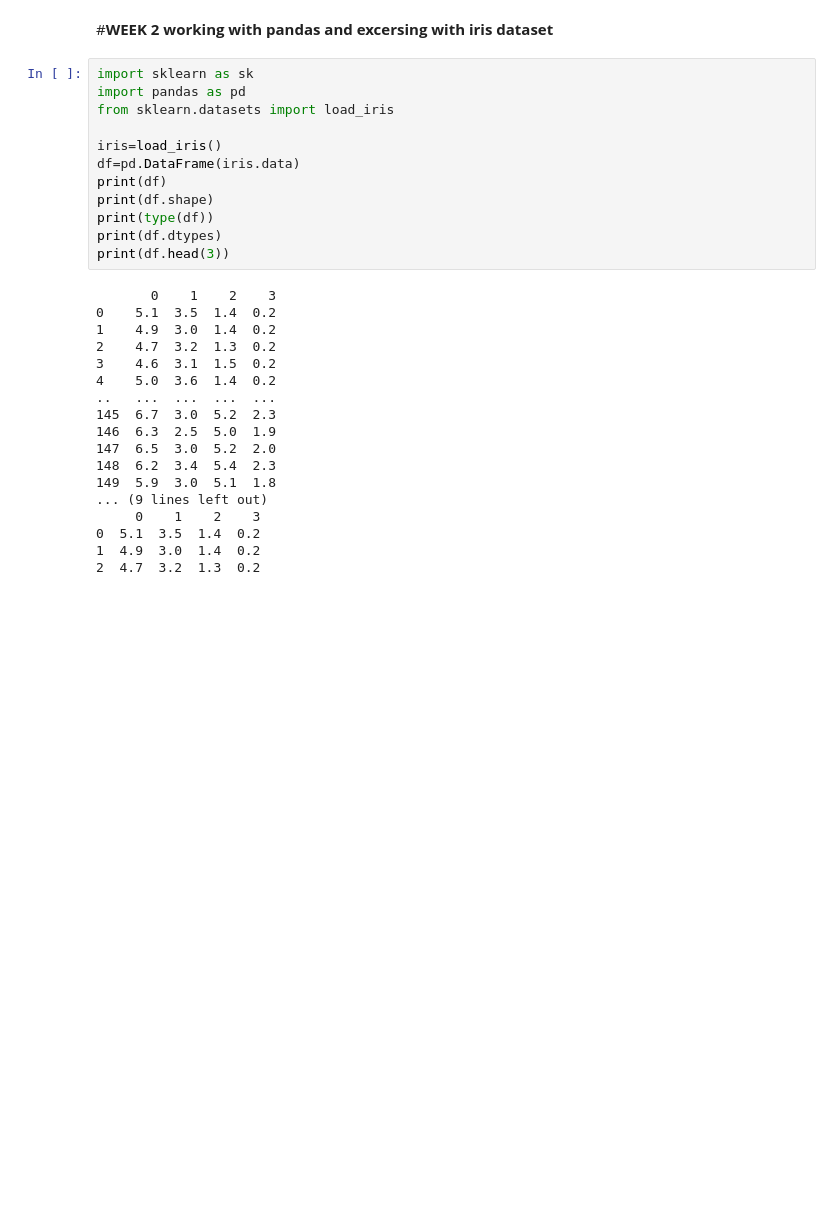
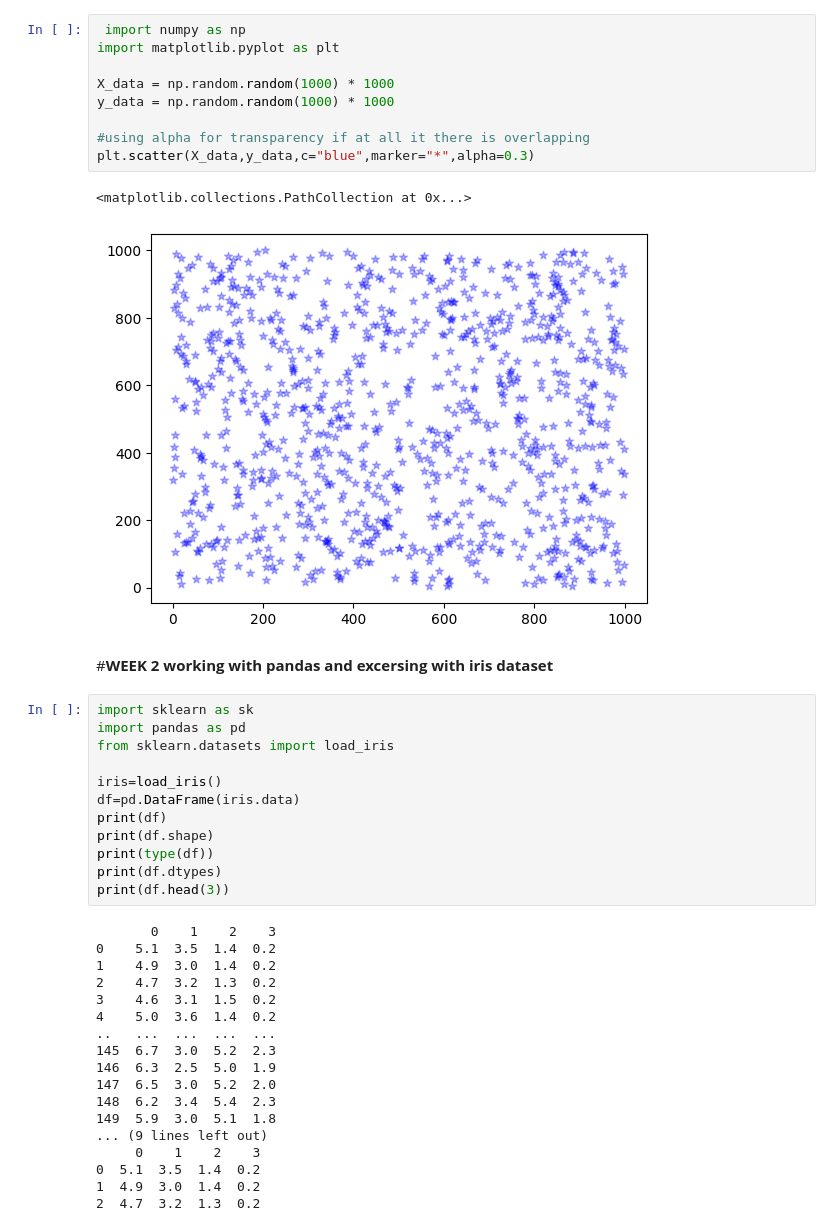
Before and after one commit to shashidhar078/AMZN_CODE, a Jupyter notebook: pandasbasic.ipynb, the cells around one changed output. Saved outputs shown, nothing was run; the diff lists cells and outputs as text; blank space fills up the shorter version.

```diff
--- a/pandasbasic.ipynb
+++ b/pandasbasic.ipynb
@@ -9,3 +162,15 @@ print(pandas.__version__)
+# %%
+ import numpy as np
+import matplotlib.pyplot as plt
+
+X_data = np.random.random(1000) * 1000
+y_data = np.random.random(1000) * 1000
+
+#using alpha for transparency if at all it there is overlapping
+plt.scatter(X_data,y_data,c="blue",marker="*",alpha=0.3)
+# %% [output]
+<matplotlib.collections.PathCollection at 0x...>
+[figure, added]
 # %% [markdown]
 #**WEEK 2 working with pandas and excersing with iris dataset**
 # %%
```
Also changed, not shown: parts of 43 cells of this notebook.
